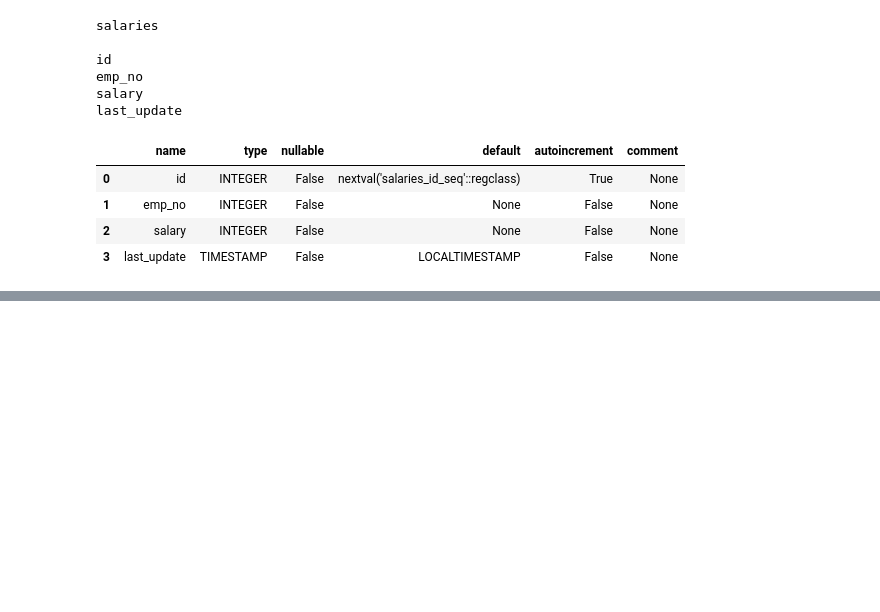
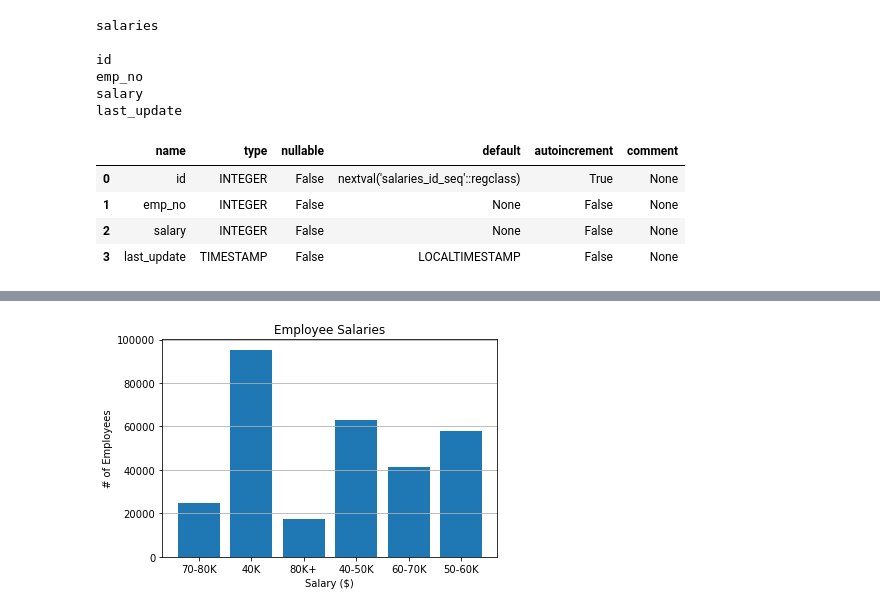
Before and after one commit to CodyGunter/smu-data-12-19-21-homework, a Jupyter notebook: 09_SQL/SQL_HW.ipynb, the cells around one changed output, grey strips where cells are left out. Saved outputs shown, nothing was run; the diff lists cells and outputs as text; code cells hidden in the pictures; blank space fills up the shorter version.

```diff
--- a/09_SQL/SQL_HW.ipynb
+++ b/09_SQL/SQL_HW.ipynb
@@ -115,0 +110,34 @@ query = """
+# %%
+#https://stackoverflow.com/questions/19103991/create-range-bins-from-sql-server-table-for-histograms
+
+query = """
+        With table1 as (
+            SELECT
+                CASE
+                    WHEN salary = 40000 then '40K'
+                    WHEN salary > 40000 and salary < 50000 then '40-50K'
+                    WHEN salary >= 50000 and salary < 60000 then '50-60K'
+                    WHEN salary >= 60000 and salary < 70000 then '60-70K'
+                    WHEN salary >= 70000 and salary < 80000 then '70-80K'
+                    Else '80K+'
+                End as salary_bin
+            From
+                salaries
+            )
+
+            SELECT
+                salary_bin,
+                Count(salary_bin)
+            FROM
+                table1
+            GROUP BY
+                salary_bin;
+
+
+        """
+
+conn = engine.connect()
+# %%
+# Query All Records in the the Database
+df = pd.read_sql(query, conn)
+df
@@ -115,0 +164,11 @@ query = """
+# %%
+plt.bar(df.salary_bin, df['count'])
+plt.xlabel("Salary ($)")
+plt.ylabel("# of Employees")
+plt.title("Employee Salaries")
+#plt.xticks(rotation=90)
+plt.grid(axis='y')
+
+plt.show()
+# %% [output]
+[figure, added]
```
Also changed, not shown: parts of 10 cells of this notebook, 3 other files.
